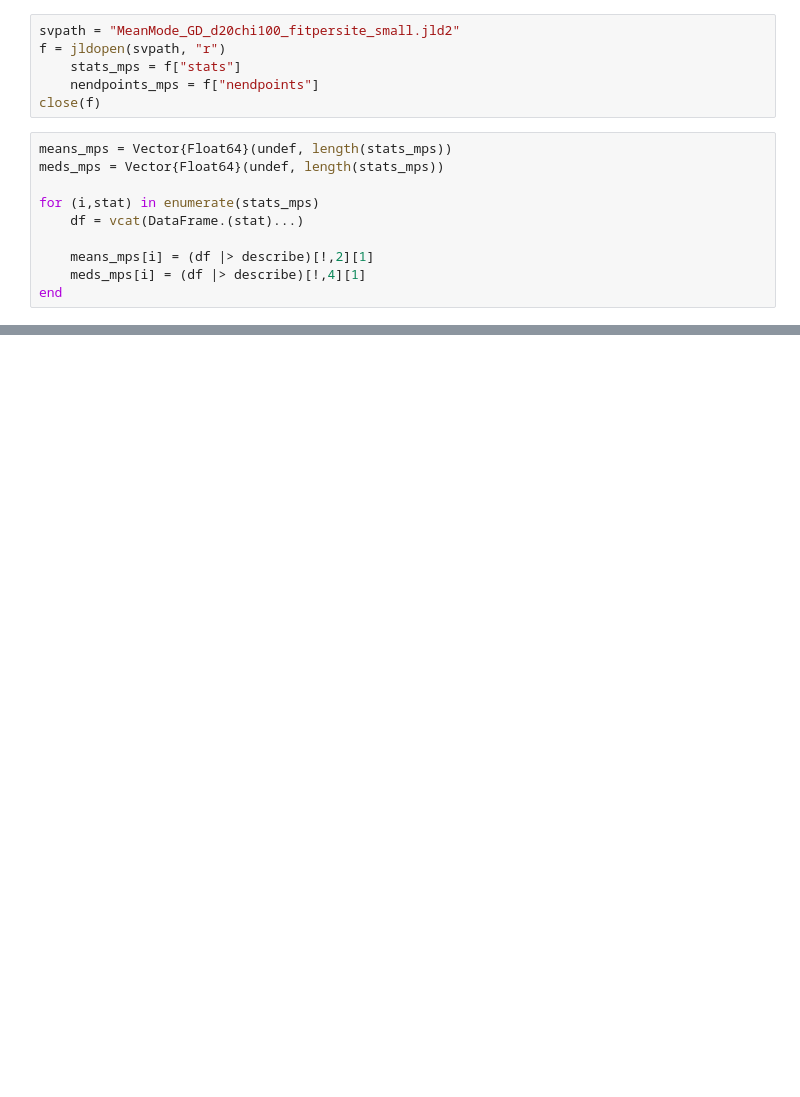
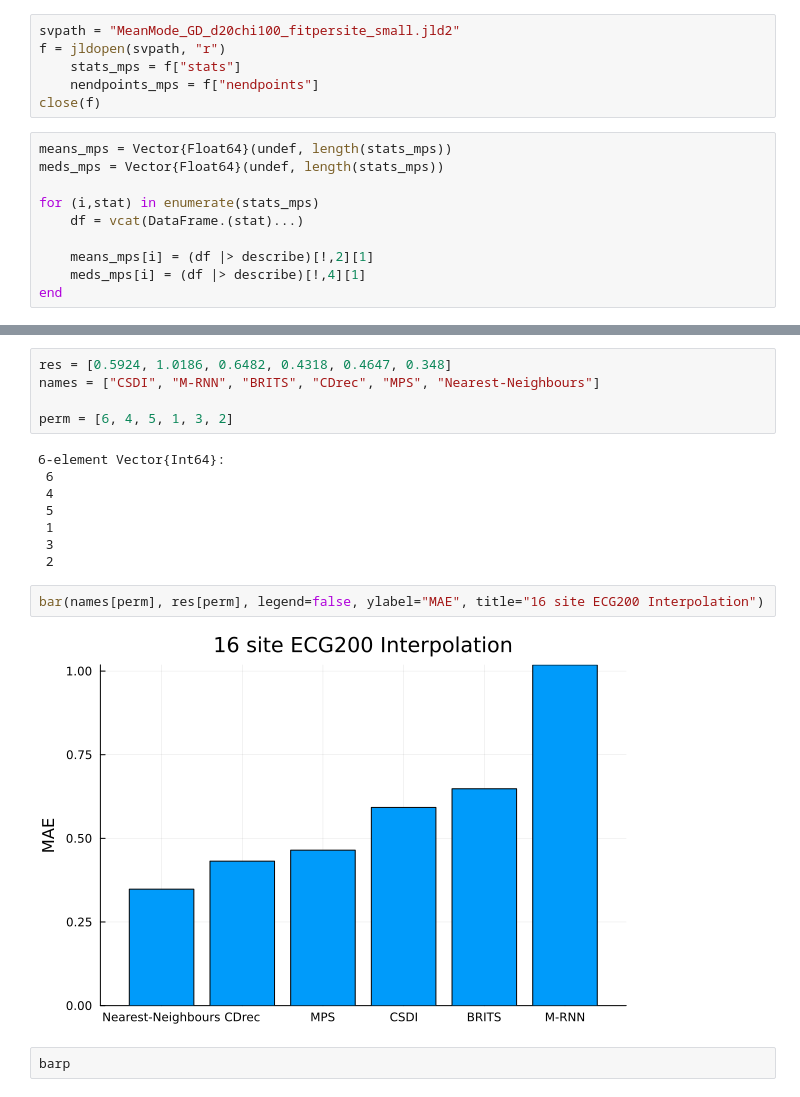
Before and after one commit to jmoo2880/QuantumInspiredML, a Jupyter notebook: Interpolation/Interp_benchmarks/NN_test.ipynb, the cells around one changed output, grey strips where cells are left out. Drawn from its saved outputs; the diff is of its cells as text; blank space fills up the shorter version.

```diff
--- a/Interpolation/Interp_benchmarks/NN_test.ipynb
+++ b/Interpolation/Interp_benchmarks/NN_test.ipynb
@@ -510,0 +560,19 @@ plot(nendpoints_mps, means_mps)
+# %%
+res = [0.5924, 1.0186, 0.6482, 0.4318, 0.4647, 0.348]
+names = ["CSDI", "M-RNN", "BRITS", "CDrec", "MPS", "Nearest-Neighbours"]
+
+perm = [6, 4, 5, 1, 3, 2]
+# %% [output]
+6-element Vector{Int64}:
+ 6
+ 4
+ 5
+ 1
+ 3
+ 2
+# %%
+bar(names[perm], res[perm], legend=false, ylabel="MAE", title="16 site ECG200 Interpolation")
+# %% [output]
+[figure, added]
+# %%
+barp
```
Also changed, not shown: parts of 9 cells of this notebook, 1 other file.
